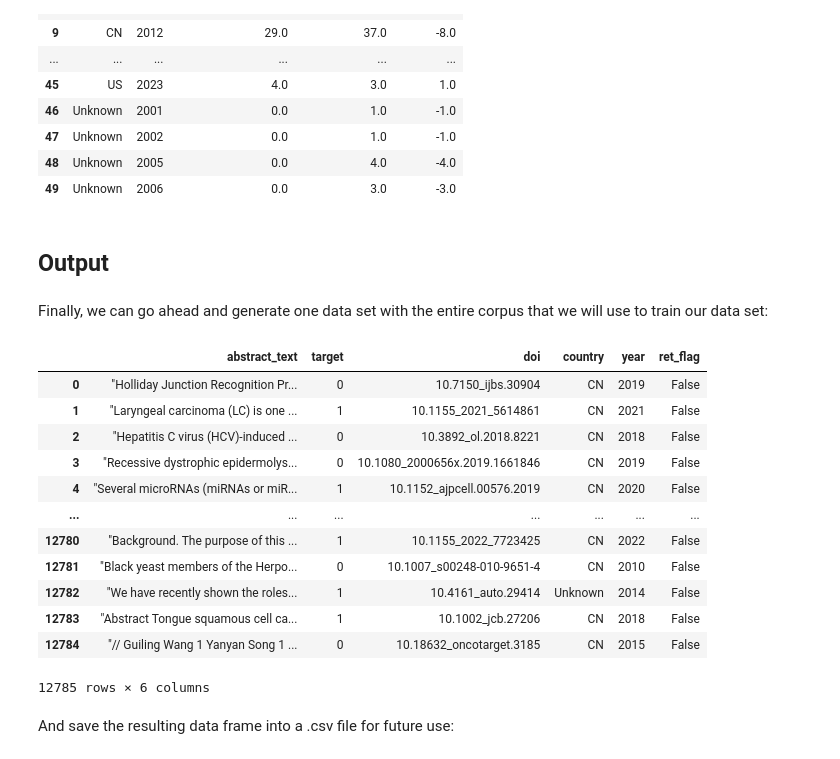
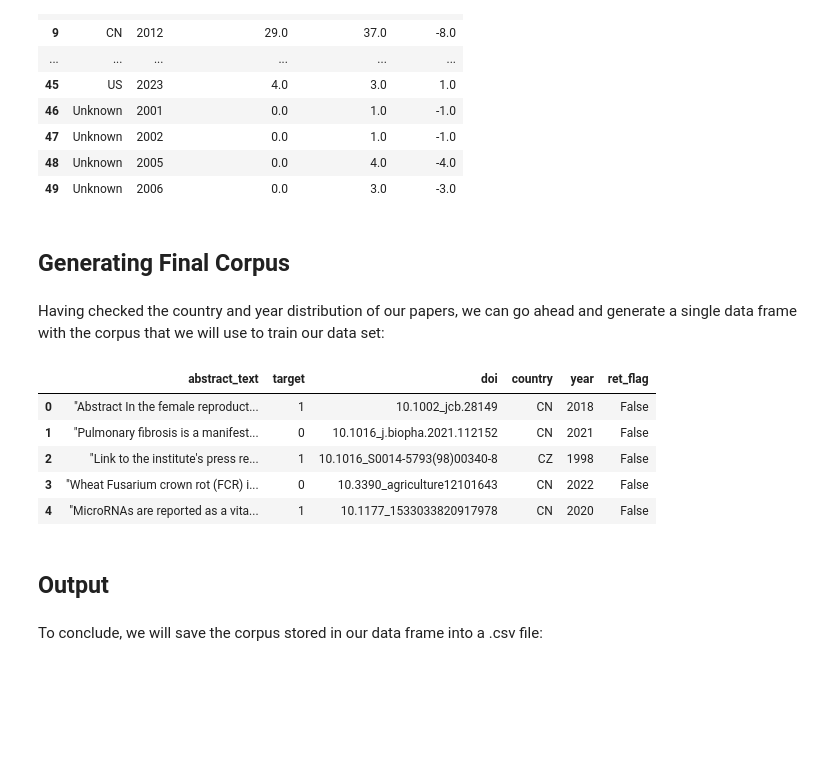
Before and after one commit to pdolano/retraction_project, a Jupyter notebook: 04_corpus_generation_and_analysis.ipynb, the cells around one changed output. Cells and saved outputs as stored; diff of their text form; code cells hidden in the pictures; blank space fills up the shorter version.

```diff
--- a/04_corpus_generation_and_analysis.ipynb
+++ b/04_corpus_generation_and_analysis.ipynb
@@ -231,40 +227,37 @@ final_df.head(50)
 | 48 | Unknown | 2005 | 0.0 | 4.0 | -4.0 |
 | 49 | Unknown | 2006 | 0.0 | 3.0 | -3.0 |
 # %% [markdown]
-## Output
+## Generating Final Corpus
 # %% [markdown]
-Finally, we can go ahead and generate one data set with the entire corpus that we will use to train our data set:
+Having checked the country and year distribution of our papers, we can go ahead and generate a single data frame with the corpus that we will use to train our data set:
 # %%
 
-# Concatenating both dataframes
+# Concatenate data frames with abstracts with both retracted and non-retracted papers
 
-abstracts_df = pd.concat([df_retracted, df_non_retracted], ignore_index=True)
+df_corpus = pd.concat([df_retracted, df_non_retracted], ignore_index=True)
 
-# Optionally, you can shuffle the rows if you want
+# Reshuffle rows to mix retracted and non-retracted texts
 
-abstracts_df = abstracts_df.sample(frac=1).reset_index(drop=True)
+df_corpus = df_corpus.sample(frac=1).reset_index(drop=True)
 
-#make sure target is a integer
-abstracts_df['target'] = abstracts_df['target'].astype(int)
+# Enforce integer type for target
 
-# Print the combined dataframe
-abstracts_df
+df_corpus['target'] = df_corpus['target'].astype(int)
+
+# Visualize corpus data frame
+
+df_corpus.head()
 # %% [output]
 |  | abstract_text | target | doi | country | year | ret_flag |
-| 0 | "Holliday Junction Recognition Pr... | 0 | 10.7150_ijbs.30904 | CN | 2019 | False |
-| 1 | "Laryngeal carcinoma (LC) is one ... | 1 | 10.1155_2021_5614861 | CN | 2021 | False |
-| 2 | "Hepatitis C virus (HCV)-induced ... | 0 | 10.3892_ol.2018.8221 | CN | 2018 | False |
-| 3 | "Recessive dystrophic epidermolys... | 0 | 10.1080_2000656x.2019.1661846 | CN | 2019 | False |
-| 4 | "Several microRNAs (miRNAs or miR... | 1 | 10.1152_ajpcell.00576.2019 | CN | 2020 | False |
-| ... | ... | ... | ... | ... | ... | ... |
-| 12780 | "Background. The purpose of this ... | 1 | 10.1155_2022_7723425 | CN | 2022 | False |
-| 12781 | "Black yeast members of the Herpo... | 0 | 10.1007_s00248-010-9651-4 | CN | 2010 | False |
-| 12782 | "We have recently shown the roles... | 1 | 10.4161_auto.29414 | Unknown | 2014 | False |
-| 12783 | "Abstract Tongue squamous cell ca... | 1 | 10.1002_jcb.27206 | CN | 2018 | False |
-| 12784 | "// Guiling Wang 1 Yanyan Song 1 ... | 0 | 10.18632_oncotarget.3185 | CN | 2015 | False |
+| 0 | "Abstract In the female reproduct... | 1 | 10.1002_jcb.28149 | CN | 2018 | False |
+| 1 | "Pulmonary fibrosis is a manifest... | 0 | 10.1016_j.biopha.2021.112152 | CN | 2021 | False |
+| 2 | "Link to the institute's press re... | 1 | 10.1016_S0014-5793(98)00340-8 | CZ | 1998 | False |
+| 3 | "Wheat Fusarium crown rot (FCR) i... | 0 | 10.3390_agriculture12101643 | CN | 2022 | False |
+| 4 | "MicroRNAs are reported as a vita... | 1 | 10.1177_1533033820917978 | CN | 2020 | False |
-12785 rows × 6 columns
+# %% [markdown]
+## Output
 # %% [markdown]
-And save the resulting data frame into a .csv file for future use:
+To conclude, we will save the corpus stored in our data frame into a .csv file:
 # %%
 
 # Save content of data frame to .csv
```
Also changed, not shown: parts of 12 cells of this notebook.
